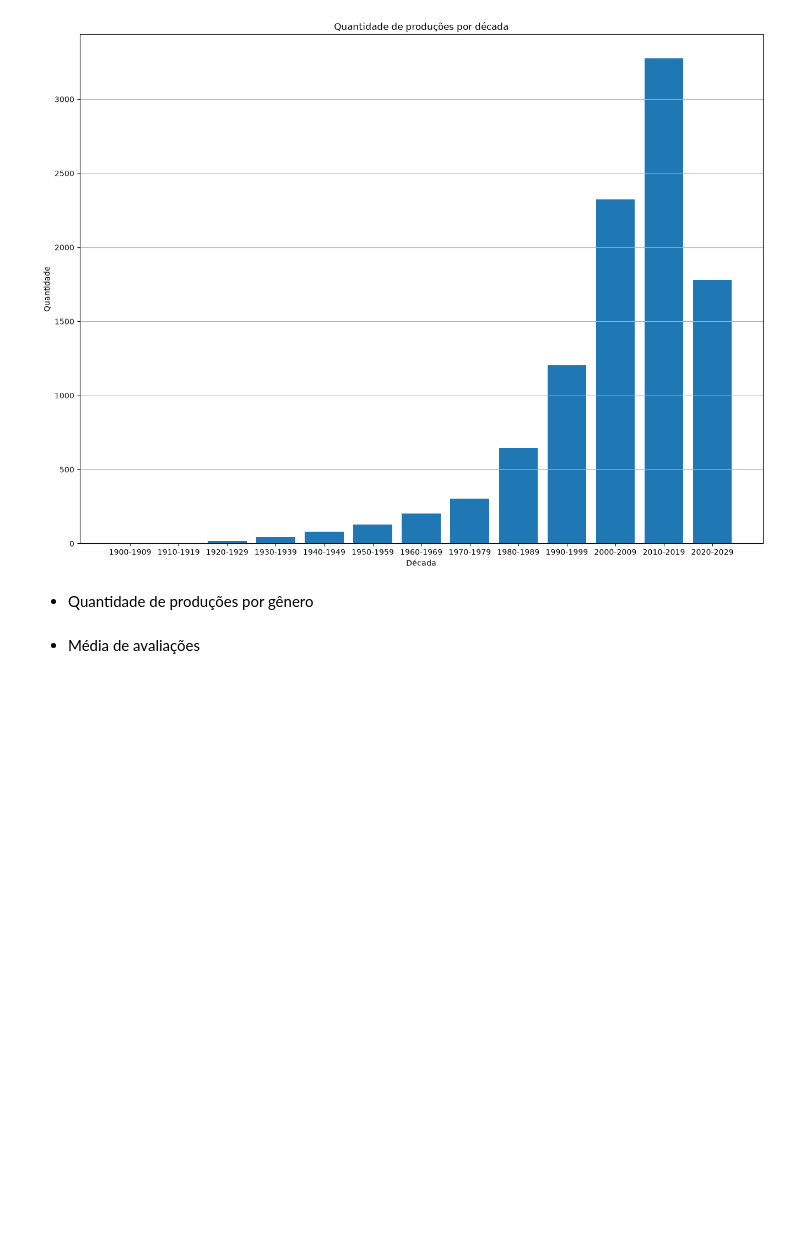
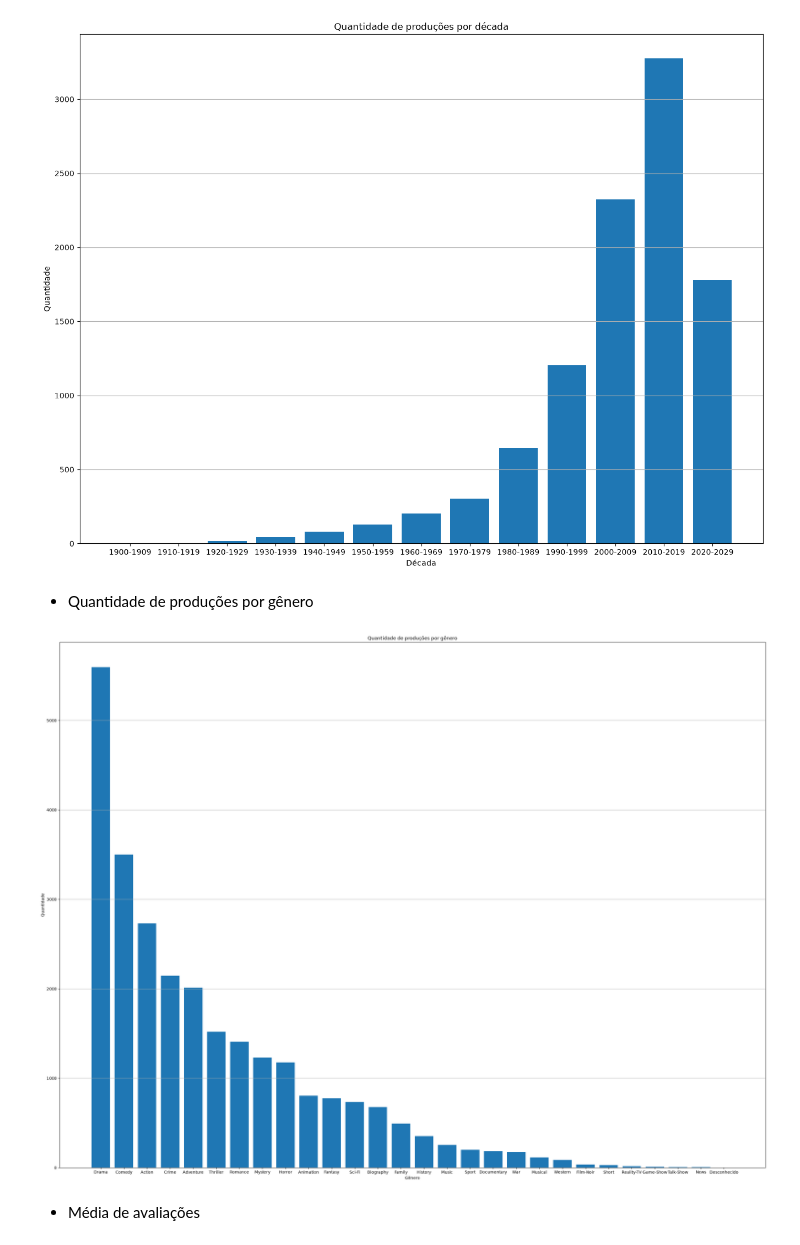
Before and after one commit to Lana230/analise_filmes_series, a Jupyter notebook: main.ipynb, the cells around one changed output. Drawn from its saved outputs; the diff is of its cells as text; code cells hidden in the pictures; blank space fills up the shorter version.

```diff
--- a/main.ipynb
+++ b/main.ipynb
@@ -249,6 +251,28 @@ Name: count, dtype: int64
 - Quantidade de produções por gênero
 # %%
 #Gráfico de barras(bar)
+generos = df_renomeado["Generos"]
+
+#divide os generos pela vírgula, de forma que cada tupla terá uma array de generos
+generos = generos.str.split(",")
+
+#destrincha cada array de cada tupla em linhas
+generos = generos.explode()
+
+#retira espaços em brancos se houver
+generos = generos.str.strip()
+
+qtd_generos = generos.value_counts()
+
+plt.figure(figsize=(32, 24))
+plt.bar(qtd_generos.index, qtd_generos.values)
+plt.xlabel("Gênero")
+plt.ylabel("Quantidade")
+plt.title("Quantidade de produções por gênero")
+plt.grid(axis="y")
+plt.show()
+# %% [output]
+[figure, added]
 # %% [markdown]
 - Média de avaliações
 # %%
```
Also changed, not shown: parts of 5 cells of this notebook.
